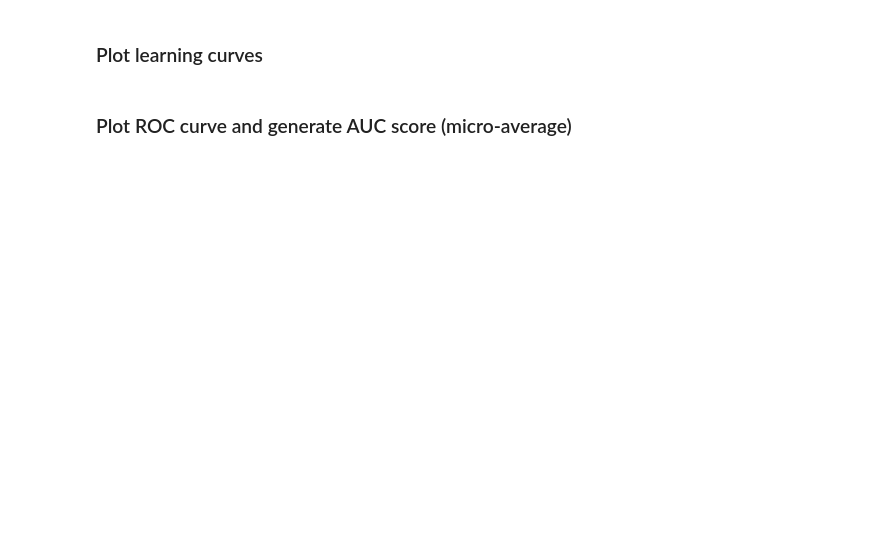
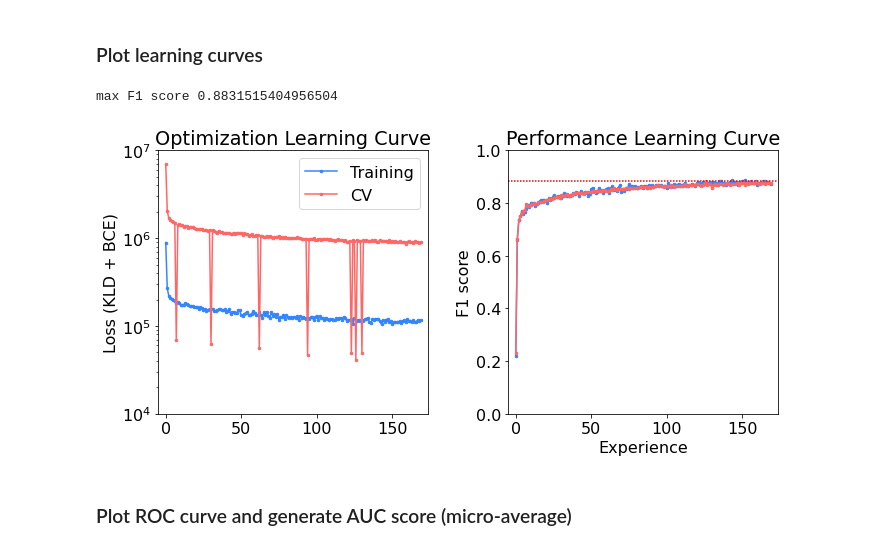
Before and after one commit to natasha-dudek/DeepGenomeVector, a Jupyter notebook: main.ipynb, the cells around one changed output. Drawn from its saved outputs; the diff is of its cells as text; code cells hidden in the pictures; blank space fills up the shorter version.

```diff
--- a/main.ipynb
+++ b/main.ipynb
@@ -450,8 +470,12 @@ data_viz.kld_vs_bce(kld0,bce0)
 # %% [markdown]
 ### Plot learning curves
 # %%
+plt.rcParams.update({'font.size': 12})
 fig = data_viz.learning_curve(train_losses, test_losses, train_f1s, test_f1s)
-plt.savefig(BASE_DIR+"learning_curves.pdf", bbox_inches='tight')
+#plt.savefig(BASE_DIR+"learning_curves.pdf", bbox_inches='tight')
+# %% [output]
+max F1 score 0.8831515404956504
+[figure, added]
 # %% [markdown]
 ### Plot ROC curve and generate AUC score (micro-average)
 # %%
```
Also changed, not shown: parts of 80 cells of this notebook, 6 other files.
